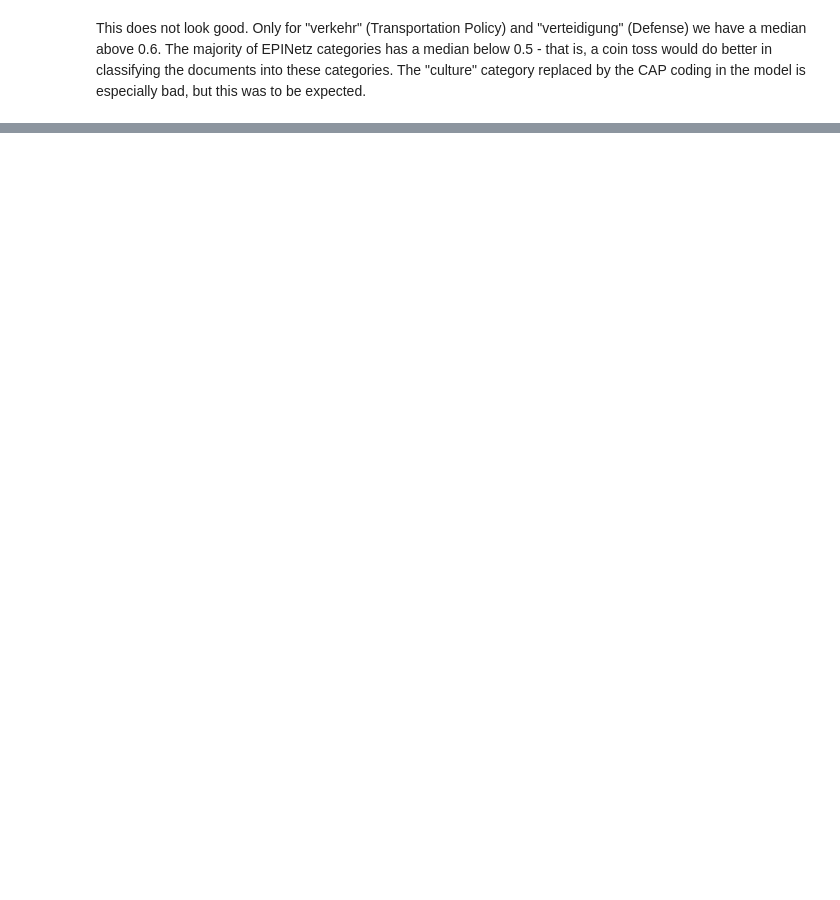
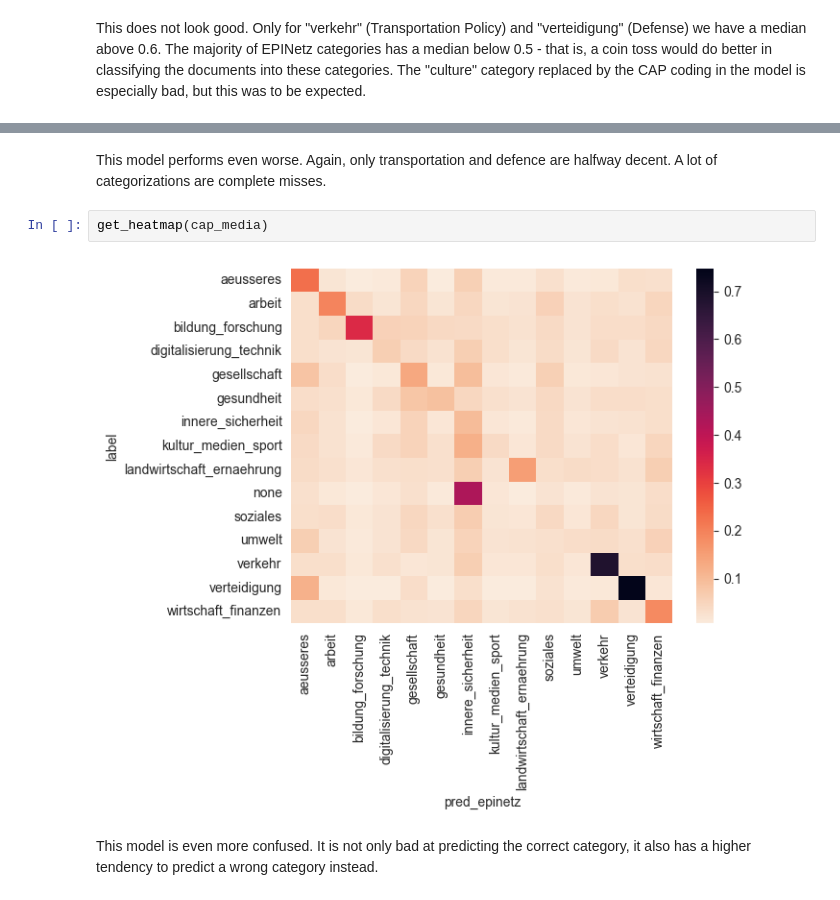
Before and after one commit to TimBMK/EPINetz_Transformer_Classification, a Jupyter notebook: roberta_cap_classifier.ipynb, the cells around one changed output, grey strips where cells are left out. Saved outputs shown, nothing was run; the diff lists cells and outputs as text; blank space fills up the shorter version.

```diff
--- a/roberta_cap_classifier.ipynb
+++ b/roberta_cap_classifier.ipynb
@@ -290,0 +316,8 @@ This shows, again, that most categories are ill predicted (we are plotting the m
+# %% [markdown]
+This model performs even worse. Again, only transportation and defence are halfway decent. A lot of categorizations are complete misses.
+# %%
+get_heatmap(cap_media)
+# %% [output]
+[figure, added]
+# %% [markdown]
+This model is even more confused. It is not only bad at predicting the correct category, it also has a higher tendency to predict a wrong category instead.
```
Also changed, not shown: parts of 26 cells of this notebook.
